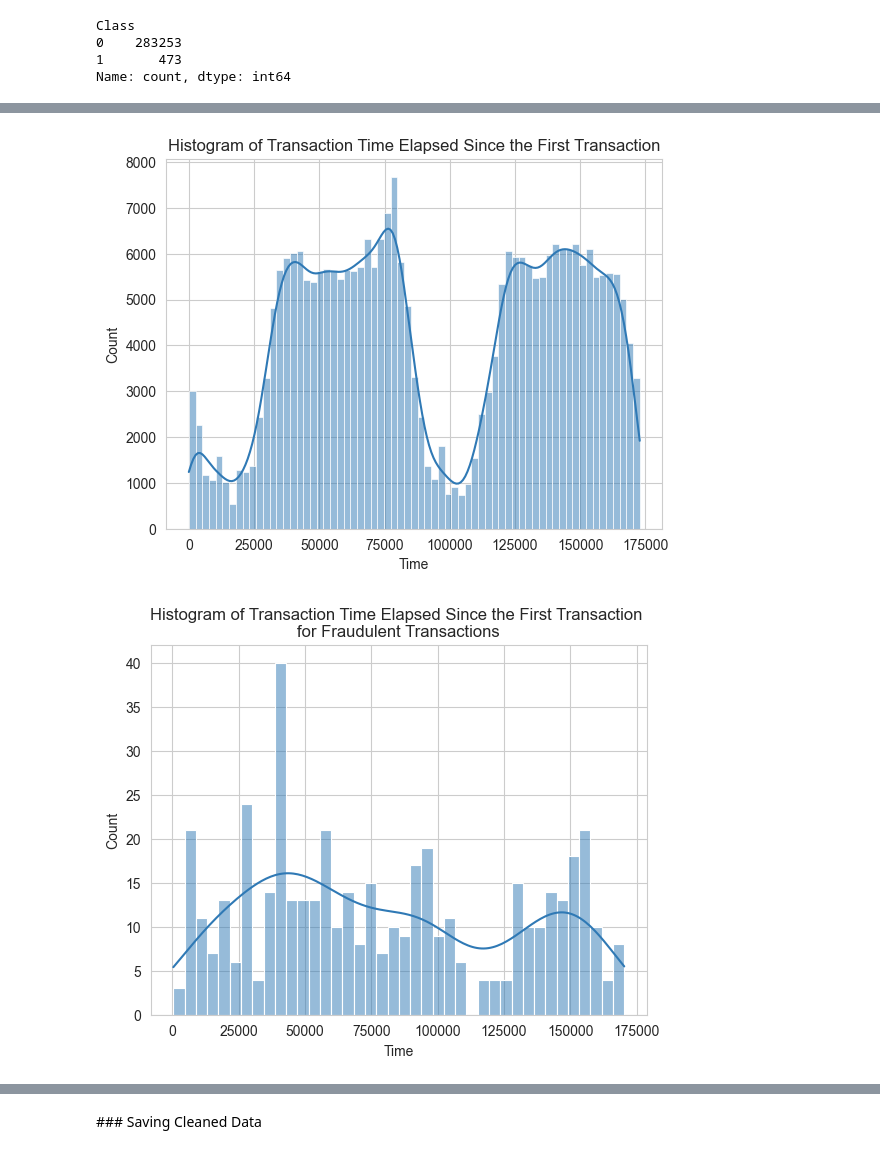
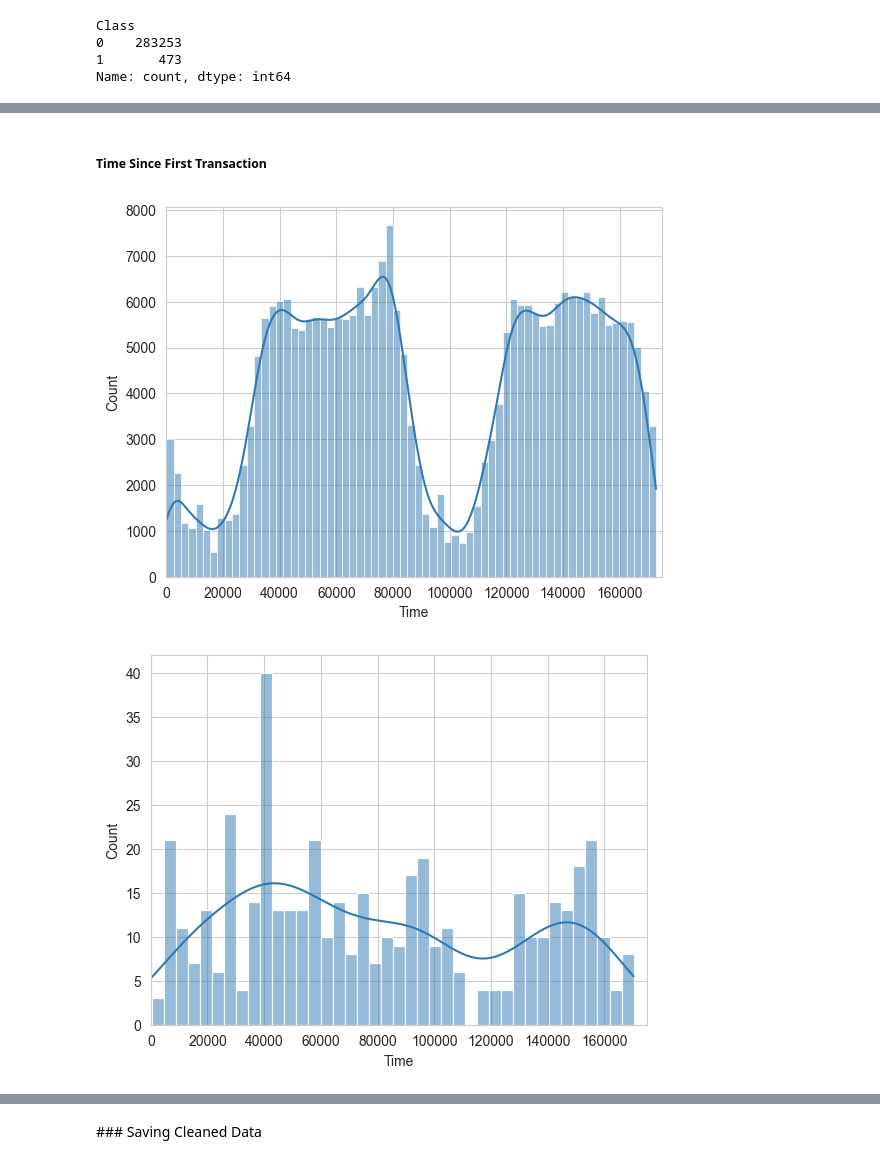
Before and after one commit to AThompson04/credit-card-fraud-detection, a Jupyter notebook: notebooks/eda_and_data_cleaning.ipynb, the cells around one changed output, grey strips where cells are left out. Saved outputs shown, nothing was run; the diff lists cells and outputs as text; code cells hidden in the pictures.

Commit message:
Updating graphs and adding additional graphs

```diff
--- a/notebooks/eda_and_data_cleaning.ipynb
+++ b/notebooks/eda_and_data_cleaning.ipynb
@@ -133,6 +113,8 @@ g.figure.savefig('cnt_plt_classes', dpi=300, bbox_inches='tight')
+# %% [markdown]
+##### Time Since First Transaction
 # %%
 h = sns.histplot(data=df, x='Time', kde=True)
-h.set_title('Histogram of Transaction Time Elapsed Since the First Transaction');
+h.set_xlim([0,175000]);
 # %% [output]
-[figure, old version]
+[figure, new version]
 # %%
@@ -142,7 +124,7 @@ fraud = df[df['Class']==1]
 not_fraud = df[df['Class']==0]
 # %%
 k = sns.histplot(data=fraud, x='Time', kde=True, bins=40)
-k.set_title('Histogram of Transaction Time Elapsed Since the First Transaction \nfor Fraudulent Transactions');
+k.set_xlim([0,175000]);
 # %% [output]
-[figure, old version]
+[figure, new version]
 # %%
```
Also changed, not shown: parts of 37 cells of this notebook, 10 other files.
